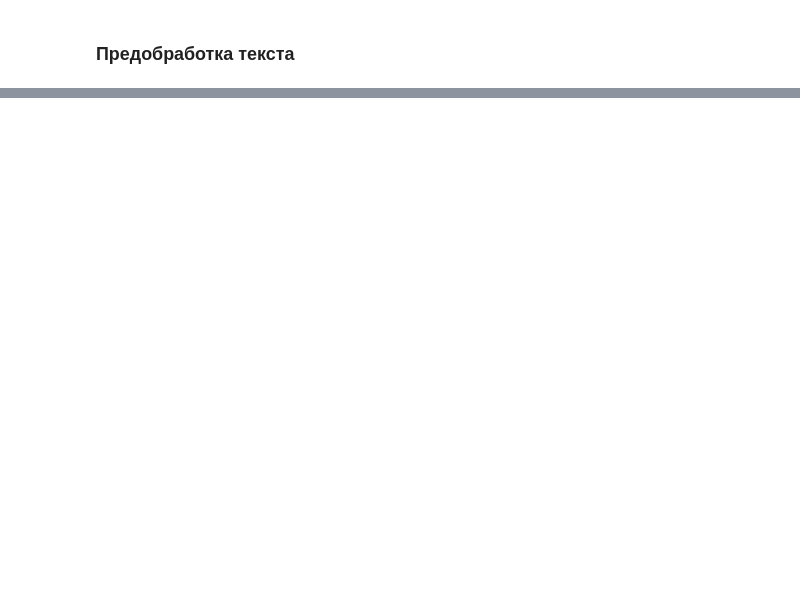
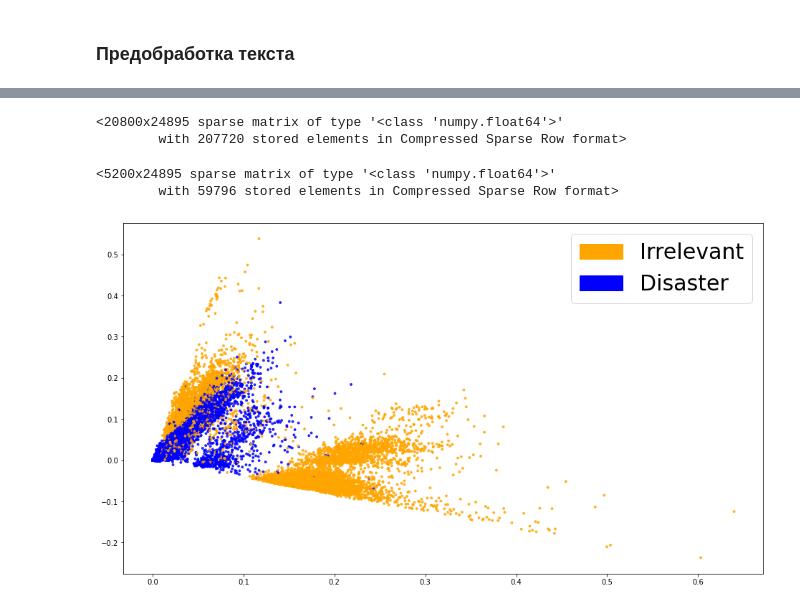
Before and after one commit to klyambda/fake-news, a Jupyter notebook: FN_Classification.ipynb, the cells around one changed output, grey strips where cells are left out. Drawn from its saved outputs; the diff is of its cells as text; code cells hidden in the pictures; blank space fills up the shorter version.

```diff
--- a/FN_Classification.ipynb
+++ b/FN_Classification.ipynb
@@ -94,0 +269,25 @@ sns.countplot(train['label'])
+# %%
+from sklearn.feature_extraction.text import TfidfVectorizer
+
+
+tfidf = TfidfVectorizer()
+tfidf.fit(corpus)
+
+X_train_tfidf = tfidf.transform(X_train)
+X_test_tfidf = tfidf.transform(X_test)
+# %%
+X_train_tfidf
+# %% [output]
+<20800x24895 sparse matrix of type '<class 'numpy.float64'>'
+        with 207720 stored elements in Compressed Sparse Row format>
+# %%
+X_test_tfidf
+# %% [output]
+<5200x24895 sparse matrix of type '<class 'numpy.float64'>'
+        with 59796 stored elements in Compressed Sparse Row format>
+# %%
+fig = plt.figure(figsize=(16, 9))
+plot_LSA(X_train_tfidf, y_train)
+plt.show()
+# %% [output]
+[figure, added]
```
Also changed, not shown: parts of 28 cells of this notebook.
